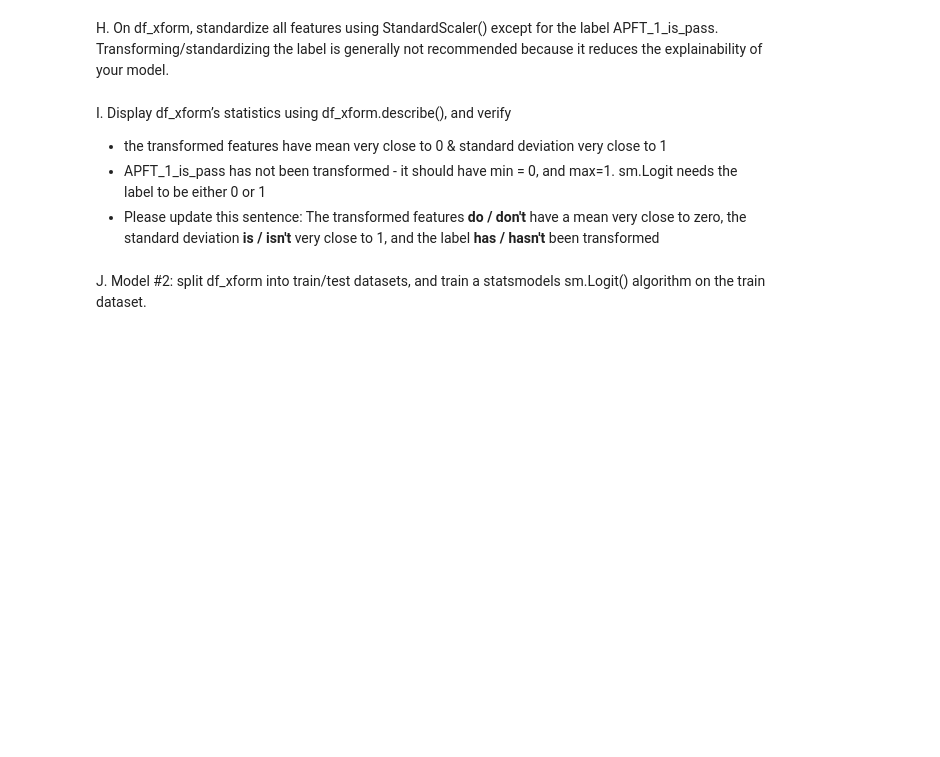
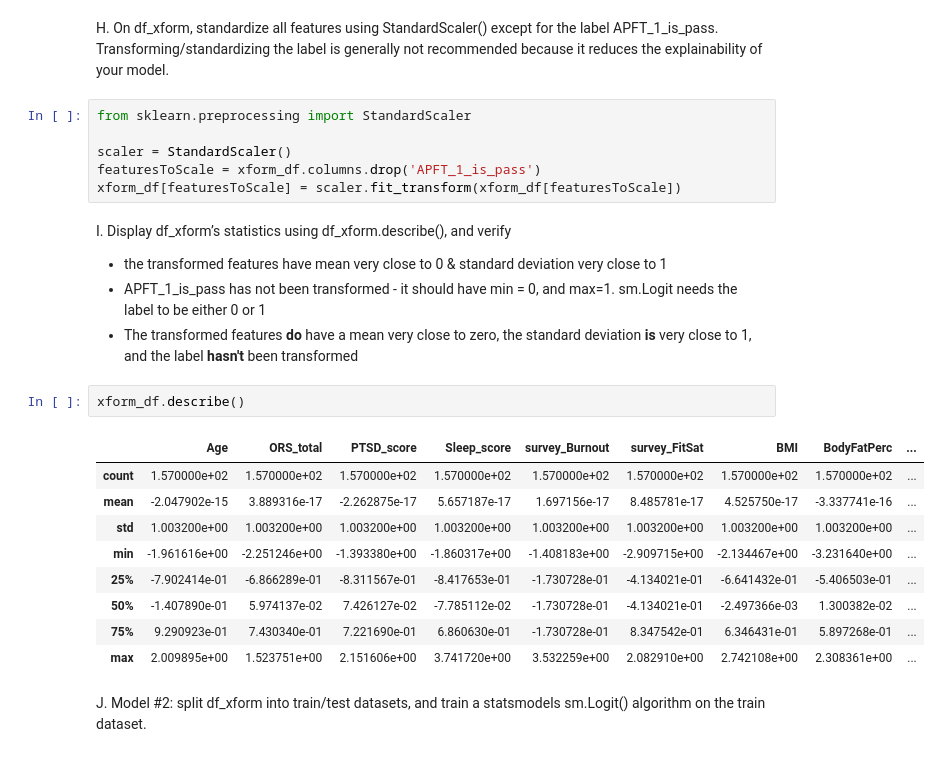
Before and after one commit to dmaguire1223/DASC522, a Jupyter notebook: demos/Homework_2_template_v7.ipynb, the cells around one changed output. Saved outputs shown, nothing was run; the diff lists cells and outputs as text; blank space fills up the shorter version.

```diff
--- a/demos/Homework_2_template_v7.ipynb
+++ b/demos/Homework_2_template_v7.ipynb
@@ -163,12 +161,30 @@ plt.show()
 [figure]
 # %% [markdown]
 H. On df_xform, standardize all features using StandardScaler() except for the label APFT_1_is_pass. Transforming/standardizing the label is generally not recommended because it reduces the explainability of your model.
+# %%
+from sklearn.preprocessing import StandardScaler
+
+scaler = StandardScaler()
+featuresToScale = xform_df.columns.drop('APFT_1_is_pass')
+xform_df[featuresToScale] = scaler.fit_transform(xform_df[featuresToScale])
 # %% [markdown]
 I. Display df_xform’s statistics using df_xform.describe(), and verify
 
 
 *   the transformed features have mean very close to 0 & standard deviation very close to 1
 *   APFT_1_is_pass has not been transformed - it should have min = 0, and max=1. sm.Logit needs the label to be either 0 or 1
-*   Please update this sentence:  The transformed features **do / don't** have a mean very close to zero, the standard deviation **is / isn't** very close to 1, and the label **has / hasn't** been transformed
+*   The transformed features **do** have a mean very close to zero, the standard deviation **is** very close to 1, and the label **hasn't** been transformed
+# %%
+xform_df.describe()
+# %% [output]
+|  | Age | ORS_total | PTSD_score | Sleep_score | survey_Burnout | survey_FitSat | BMI | BodyFatPerc | ... |
+| count | 1.570000e+02 | 1.570000e+02 | 1.570000e+02 | 1.570000e+02 | 1.570000e+02 | 1.570000e+02 | 1.570000e+02 | 1.570000e+02 | ... |
+| mean | -2.047902e-15 | 3.889316e-17 | -2.262875e-17 | 5.657187e-17 | 1.697156e-17 | 8.485781e-17 | 4.525750e-17 | -3.337741e-16 | ... |
+| std | 1.003200e+00 | 1.003200e+00 | 1.003200e+00 | 1.003200e+00 | 1.003200e+00 | 1.003200e+00 | 1.003200e+00 | 1.003200e+00 | ... |
+| min | -1.961616e+00 | -2.251246e+00 | -1.393380e+00 | -1.860317e+00 | -1.408183e+00 | -2.909715e+00 | -2.134467e+00 | -3.231640e+00 | ... |
+| 25% | -7.902414e-01 | -6.866289e-01 | -8.311567e-01 | -8.417653e-01 | -1.730728e-01 | -4.134021e-01 | -6.641432e-01 | -5.406503e-01 | ... |
+| 50% | -1.407890e-01 | 5.974137e-02 | 7.426127e-02 | -7.785112e-02 | -1.730728e-01 | -4.134021e-01 | -2.497366e-03 | 1.300382e-02 | ... |
+| 75% | 9.290923e-01 | 7.430340e-01 | 7.221690e-01 | 6.860630e-01 | -1.730728e-01 | 8.347542e-01 | 6.346431e-01 | 5.897268e-01 | ... |
+| max | 2.009895e+00 | 1.523751e+00 | 2.151606e+00 | 3.741720e+00 | 3.532259e+00 | 2.082910e+00 | 2.742108e+00 | 2.308361e+00 | ... |
 # %% [markdown]
 J. Model #2: split df_xform into train/test datasets, and train a statsmodels sm.Logit() algorithm on the train dataset.
```
Also changed, not shown: parts of 16 cells of this notebook.
